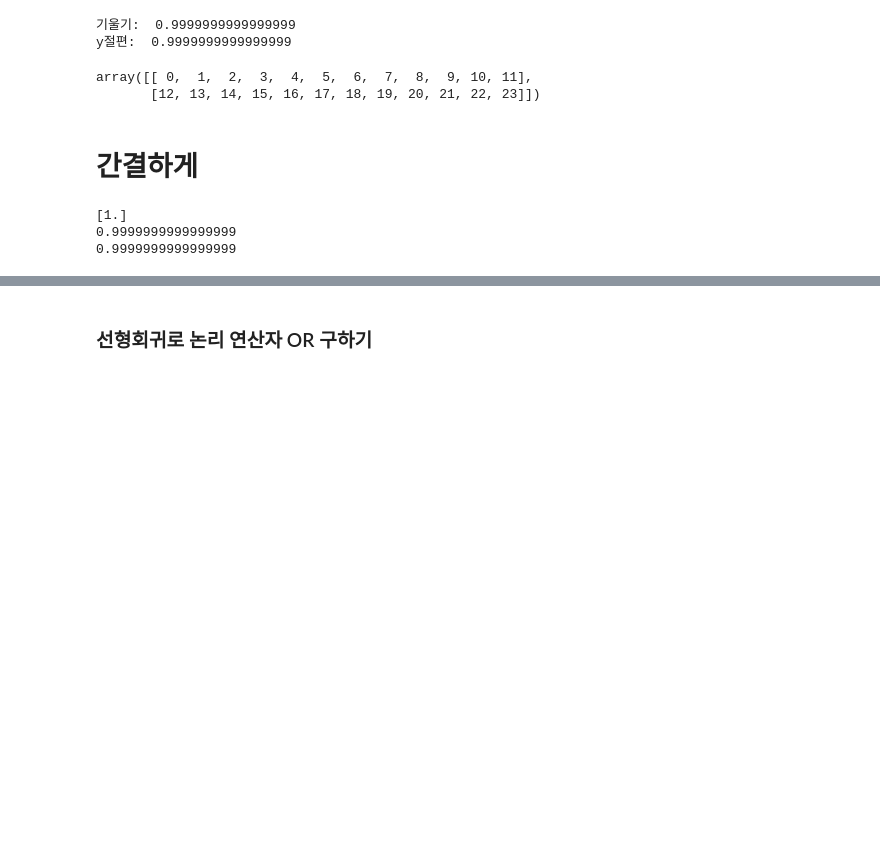
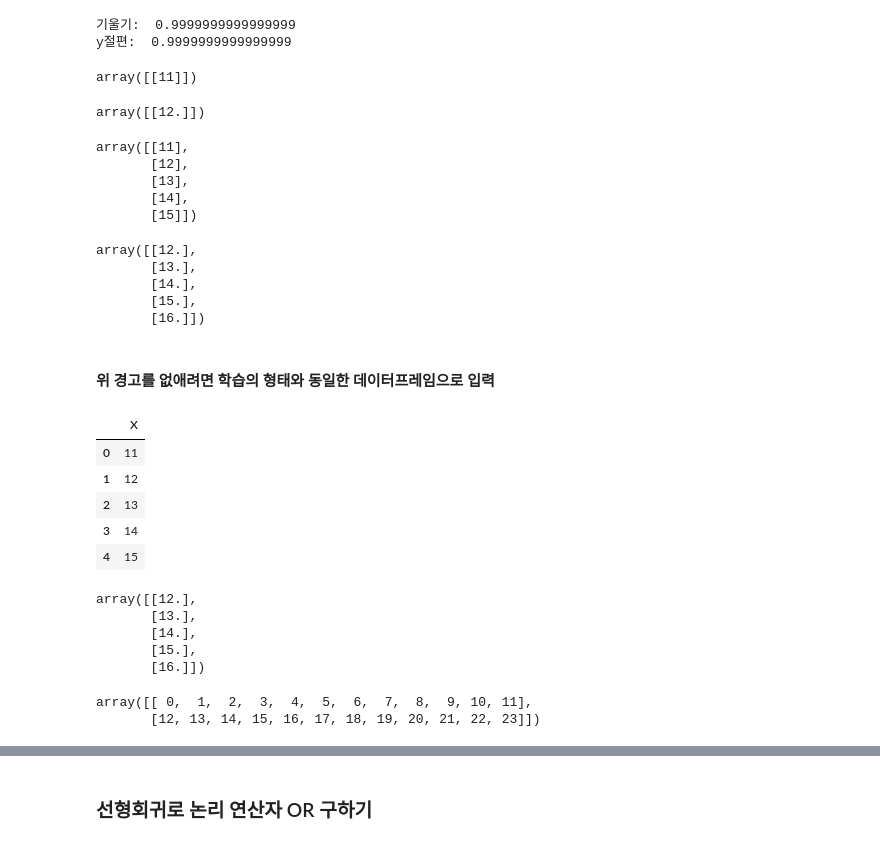
Before and after one commit to ai7dnn/2021-AI-for-everyone, a Jupyter notebook: code/3_2_linear.ipynb, the cells around one changed output, grey strips where cells are left out. Saved outputs shown, nothing was run; the diff lists cells and outputs as text; code cells hidden in the pictures; blank space fills up the shorter version.

```diff
--- a/code/3_2_linear.ipynb
+++ b/code/3_2_linear.ipynb
@@ -141,6 +175,54 @@ print ("y절편: ", lr.intercept_[0])
 # %% [output]
 기울기:  0.9999999999999999
 y절편:  0.9999999999999999
+# %%
+import numpy as np
+X_test = np.array(11).reshape(-1, 1)
+X_test
+# %% [output]
+array([[11]])
+# %%
+lr.predict(X_test)
+# %% [output]
+array([[12.]])
+# %%
+X_test = np.arange(11, 16).reshape(-1, 1)
+X_test
+# %% [output]
+array([[11],
+       [12],
+       [13],
+       [14],
+       [15]])
+# %%
+lr.predict(X_test)
+# %% [output]
+array([[12.],
+       [13.],
+       [14.],
+       [15.],
+       [16.]])
+# %% [markdown]
+#### 위 경고를 없애려면 학습의 형태와 동일한 데이터프레임으로 입력
+# %%
+import pandas as pd
+X_test = pd.DataFrame(np.arange(11, 16), columns=['X'])
+X_test
+# %% [output]
+|  | X |
+| 0 | 11 |
+| 1 | 12 |
+| 2 | 13 |
+| 3 | 14 |
+| 4 | 15 |
+# %%
+lr.predict(X_test)
+# %% [output]
+array([[12.],
+       [13.],
+       [14.],
+       [15.],
+       [16.]])
 # %%
 m = np.array(np.arange(24))
 # %%
@@ -148,28 +230,3 @@ m.reshape(-1, 12)
 # %% [output]
 array([[ 0,  1,  2,  3,  4,  5,  6,  7,  8,  9, 10, 11],
        [12, 13, 14, 15, 16, 17, 18, 19, 20, 21, 22, 23]])
-# %% [markdown]
-# 간결하게
-# %%
-# 일차원 데이터를 바로 입력하는 간편한 방법
-import numpy as np
-
-x = [-3, 31, -11, 4, 0, 22, -2, -5, -25, -14]
-y = [ -2, 32, -10, 5, 1, 23, -1, -4, -24, -13]
-
-x = np.array(x).reshape(-1, 1)
-
-from sklearn.linear_model import LinearRegression
-lr = LinearRegression()
-lr.fit(x, y)
-
-# 모델이 구한 기울기
-print(lr.coef_)
-print(lr.coef_[0])
-
-# 모델이 구한 절편
-print(lr.intercept_)
-# %% [output]
-[1.]
-0.9999999999999999
-0.9999999999999999
```
Also changed, not shown: parts of 4 cells of this notebook.
